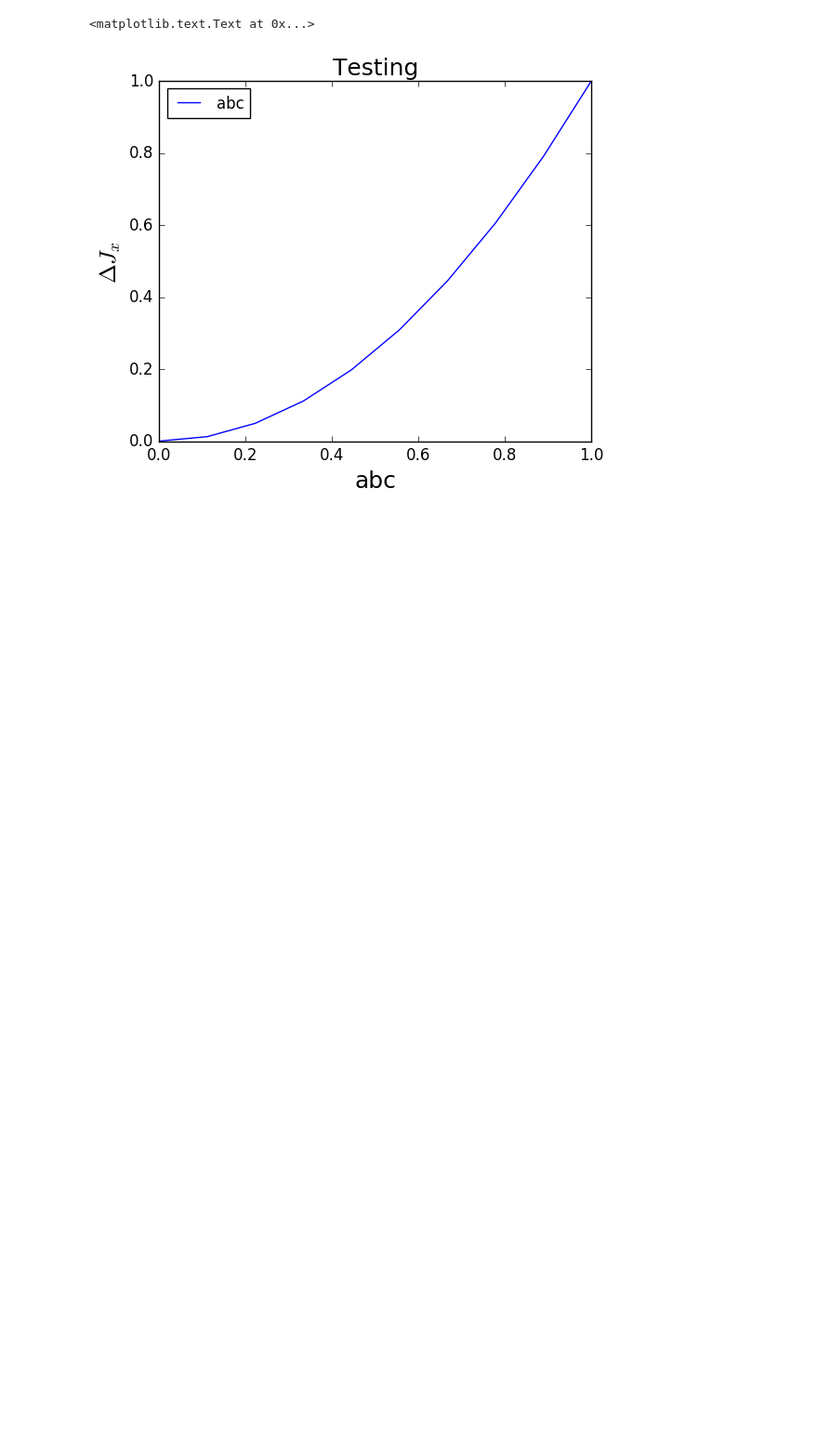
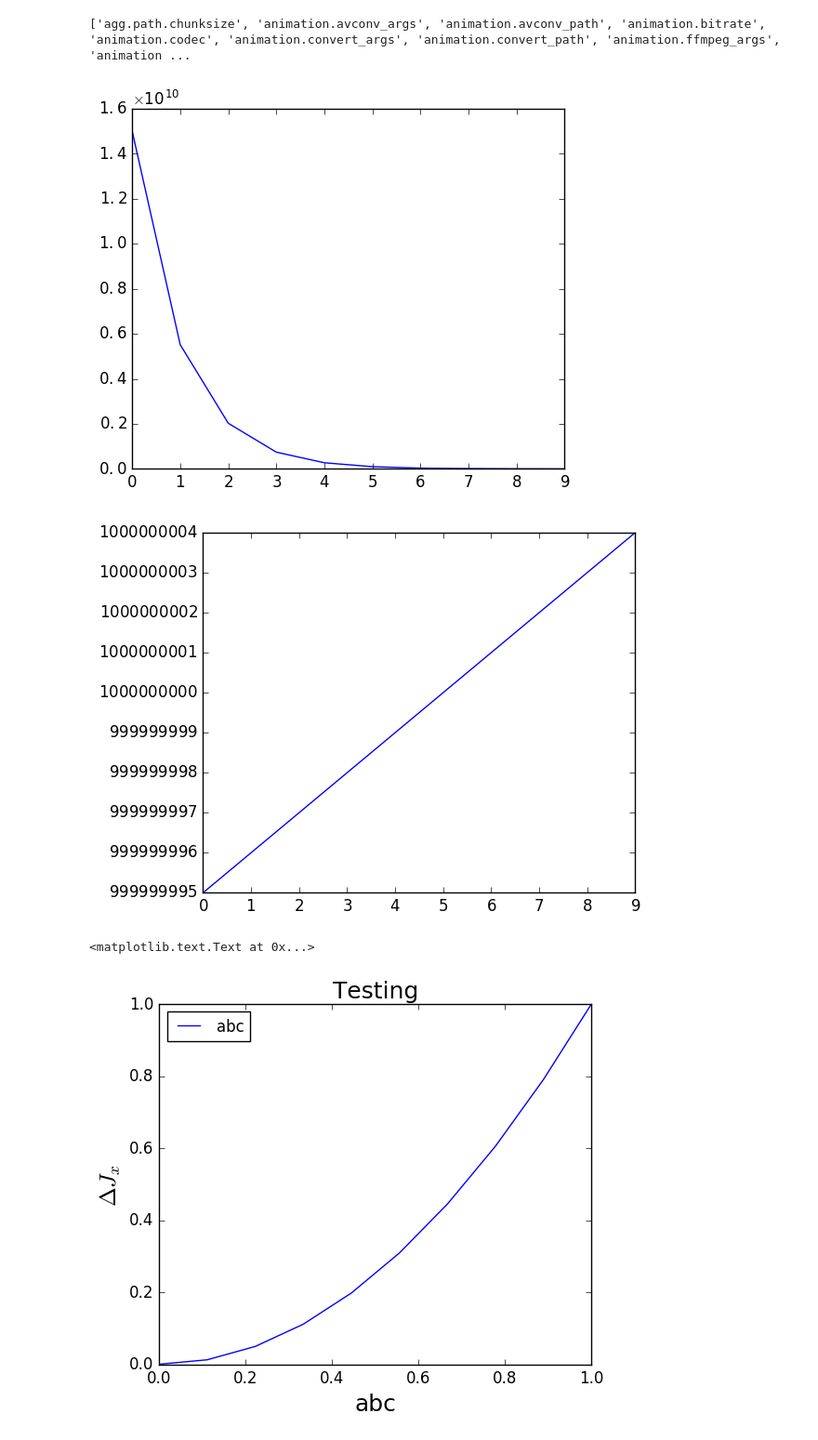
Before and after one commit to sondrevf/Ipython_Cern, a Jupyter notebook: plotting.ipynb, the cells around one changed output. Shown: that part at 93% size. Drawn from its saved outputs; the diff is of its cells as text; code cells hidden in the pictures; blank space fills up the shorter version.

```diff
--- a/plotting.ipynb
+++ b/plotting.ipynb
@@ -27,6 +27,12 @@ mpl.rcParams.update({'mathtext.fontset':'cm'})
 mpl.rcParams.update({'font.style':'normal'})
 # mpl.interactive(True)
 
+
+mpl.rcParams.update({'axes.formatter.useoffset':False})   # no offset of axis
+mpl.rcParams.update({'axes.formatter.use_mathtext':True}) # Change from 1e4 to 10^4
+
+# mpl.rcParams.update({'axes.formatter.style':'plain'})
+
 # mpl.rcParams.update({'font.family':'sans-serif'})
 # mpl.rcParams.update({'font.serif':'Helvetica'})
 # mpl.rcParams.update({'font.sans-serif':'Helvetica'})
@@ -53,6 +59,21 @@ mpl.rcParams.update({'font.style':'normal'})
 #mathtext.fontset : dejavusans # Should be 'dejavusans' (default),
                                # 'dejavuserif', 'cm' (Computer Modern), 'stix',
                                # 'stixsans' or 'custom'
+print(mpl.rcParams.keys())
+# %% [output]
+['agg.path.chunksize', 'animation.avconv_args', 'animation.avconv_path', 'animation.bitrate', 'animation.codec', 'animation.convert_args', 'animation.convert_path', 'animation.ffmpeg_args', 'animation ...
+# %%
+x = np.arange(10)
+y = 1.5e10*np.exp(-x)
+plt.plot(x,y)
+
+plt.figure()
+y = 1e9+x-5
+plt.plot(x,y)
+plt.ticklabel_format(style='plain')
+# %% [output]
+[figure, added]
+[figure, added]
 # %%
 x= np.linspace(0,1,10)
 y = x**2
```
Also changed, not shown: 3 other files.
